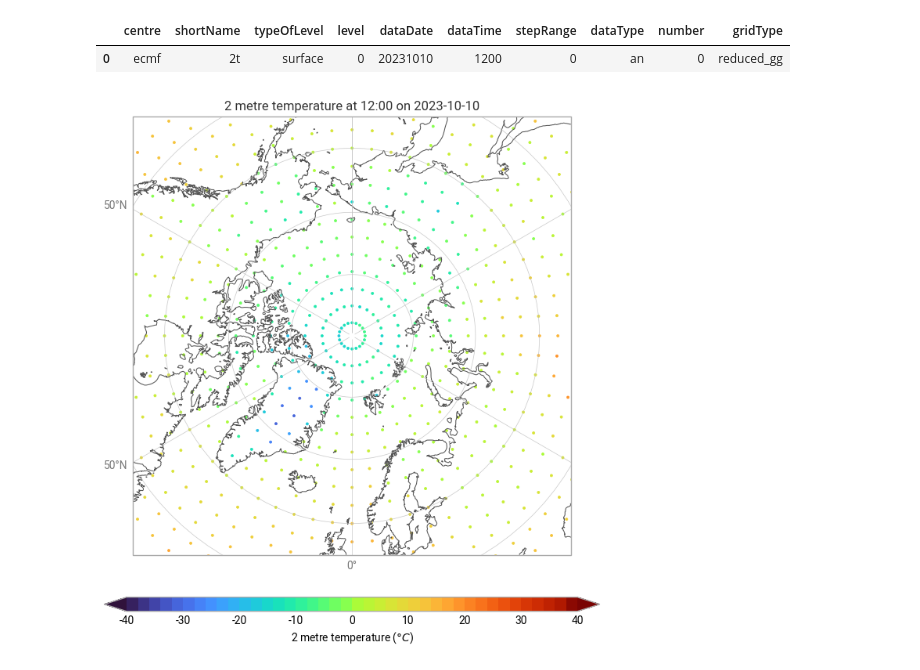
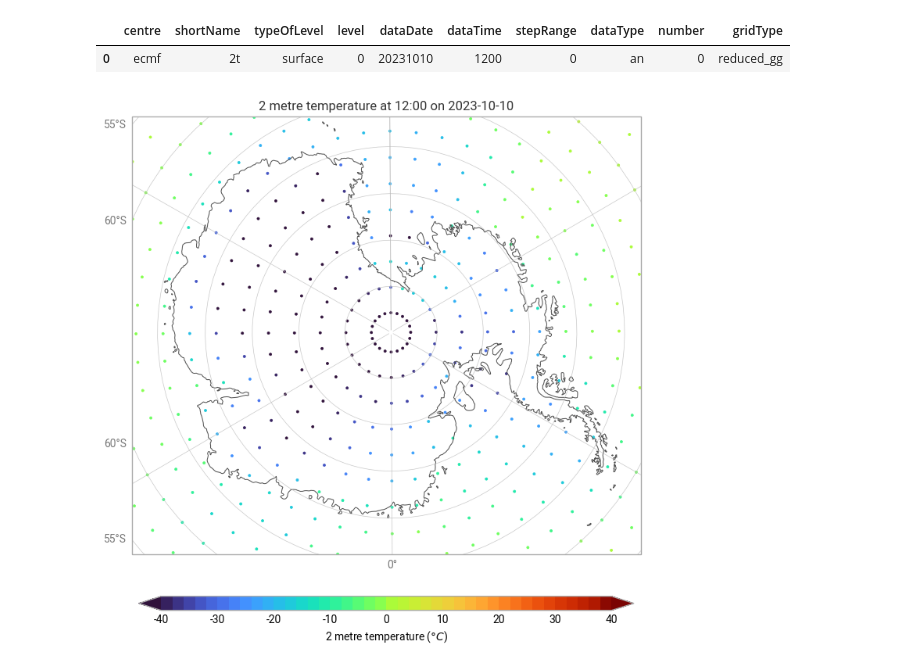
Before and after one commit to ecmwf/earthkit-plots, a Jupyter notebook: docs/examples/gallery/grid-types/reduced-gg-point-cloud.ipynb, the cells around one changed output. Saved outputs shown, nothing was run; the diff lists cells and outputs as text; code cells hidden in the pictures.

```diff
--- a/docs/examples/gallery/grid-types/reduced-gg-point-cloud.ipynb
+++ b/docs/examples/gallery/grid-types/reduced-gg-point-cloud.ipynb
@@ -14,16 +14,16 @@ data.ls()
 |  | centre | shortName | typeOfLevel | level | dataDate | dataTime | stepRange | dataType | number | gridType |
 | 0 | ecmf | 2t | surface | 0 | 20231010 | 1200 | 0 | an | 0 | reduced_gg |
 # %%
-chart = earthkit.plots.Map(domain="Arctic")
+chart = earthkit.plots.Map(domain="Antarctica")
 
 chart.point_cloud(data, units="celsius", auto_style=True)
 
 chart.title()
 chart.legend()
 
 chart.coastlines()
 chart.gridlines()
 
 chart.show()
 # %% [output]
-[figure, old version]
+[figure, new version]
```
Also changed, not shown: 2 other files.
